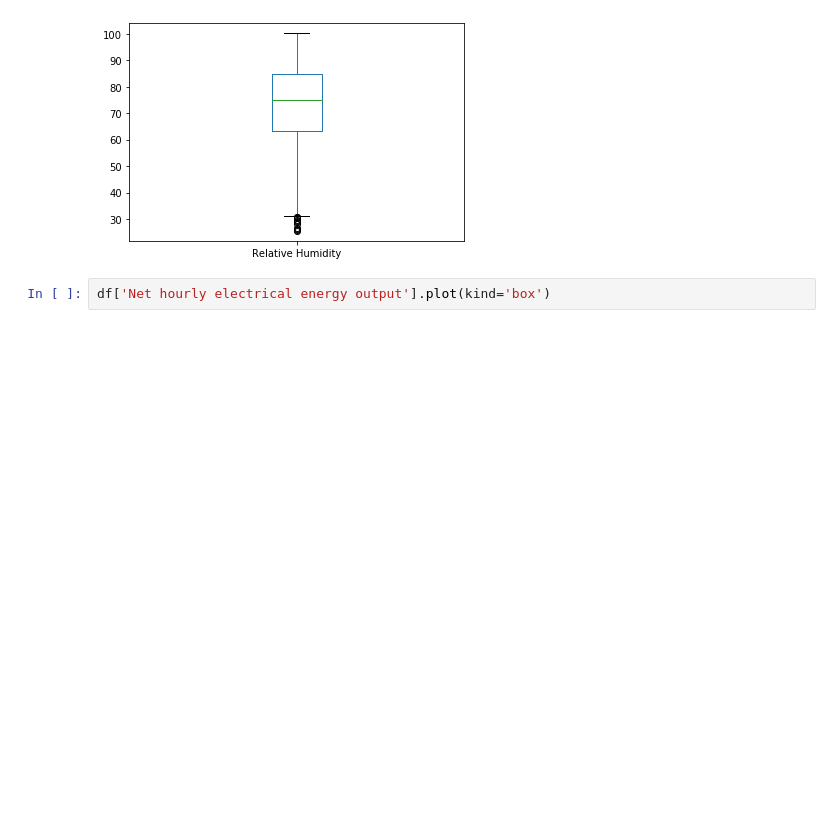
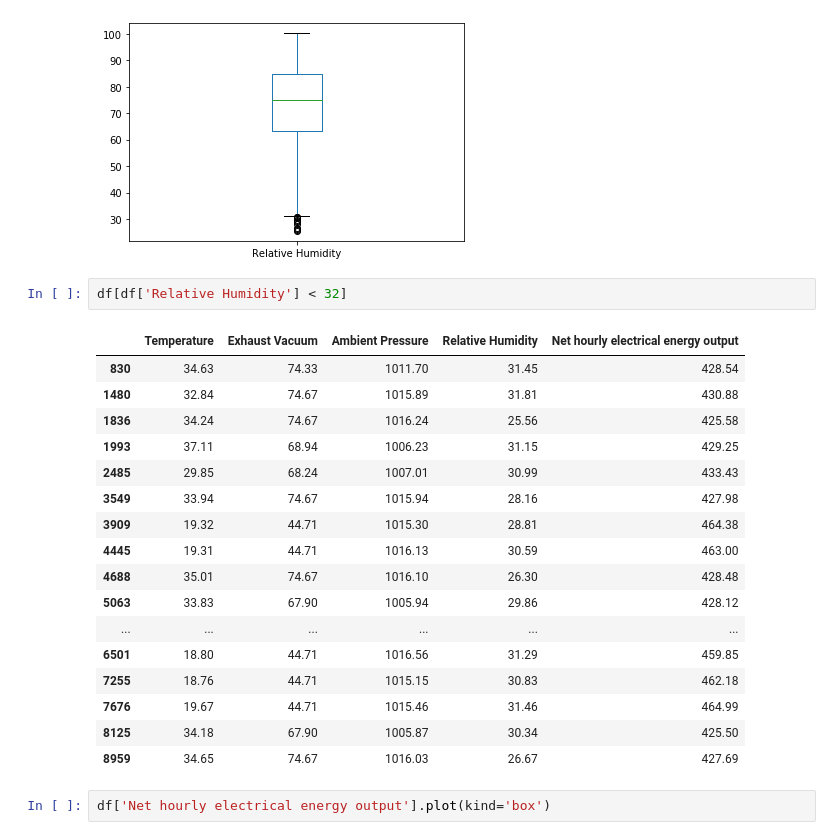
Before and after one commit to alvinkp1998/belajar_data-science, a Jupyter notebook: Part 4 - Data Analysis Process/Intro 5 - Explore (EDA).ipynb, the cells around one changed output. Cells and saved outputs as stored; diff of their text form; blank space fills up the shorter version.

```diff
--- a/Part 4 - Data Analysis Process/Intro 5 - Explore (EDA).ipynb
+++ b/Part 4 - Data Analysis Process/Intro 5 - Explore (EDA).ipynb
@@ -49,6 +54,26 @@ df['Relative Humidity'].plot(kind='box')
 # %% [output]
 <matplotlib.axes._subplots.AxesSubplot at 0x...>
 [figure]
+# %%
+df[df['Relative Humidity'] < 32]
+# %% [output]
+|  | Temperature | Exhaust Vacuum | Ambient Pressure | Relative Humidity | Net hourly electrical energy output |
+| 830 | 34.63 | 74.33 | 1011.70 | 31.45 | 428.54 |
+| 1480 | 32.84 | 74.67 | 1015.89 | 31.81 | 430.88 |
+| 1836 | 34.24 | 74.67 | 1016.24 | 25.56 | 425.58 |
+| 1993 | 37.11 | 68.94 | 1006.23 | 31.15 | 429.25 |
+| 2485 | 29.85 | 68.24 | 1007.01 | 30.99 | 433.43 |
+| 3549 | 33.94 | 74.67 | 1015.94 | 28.16 | 427.98 |
+| 3909 | 19.32 | 44.71 | 1015.30 | 28.81 | 464.38 |
+| 4445 | 19.31 | 44.71 | 1016.13 | 30.59 | 463.00 |
+| 4688 | 35.01 | 74.67 | 1016.10 | 26.30 | 428.48 |
+| 5063 | 33.83 | 67.90 | 1005.94 | 29.86 | 428.12 |
+| ... | ... | ... | ... | ... | ... |
+| 6501 | 18.80 | 44.71 | 1016.56 | 31.29 | 459.85 |
+| 7255 | 18.76 | 44.71 | 1015.15 | 30.83 | 462.18 |
+| 7676 | 19.67 | 44.71 | 1015.46 | 31.46 | 464.99 |
+| 8125 | 34.18 | 67.90 | 1005.87 | 30.34 | 425.50 |
+| 8959 | 34.65 | 74.67 | 1016.03 | 26.67 | 427.69 |
 # %%
 df['Net hourly electrical energy output'].plot(kind='box')
 # %% [output]
```
Also changed, not shown: parts of 7 cells of this notebook, 4 other files.
